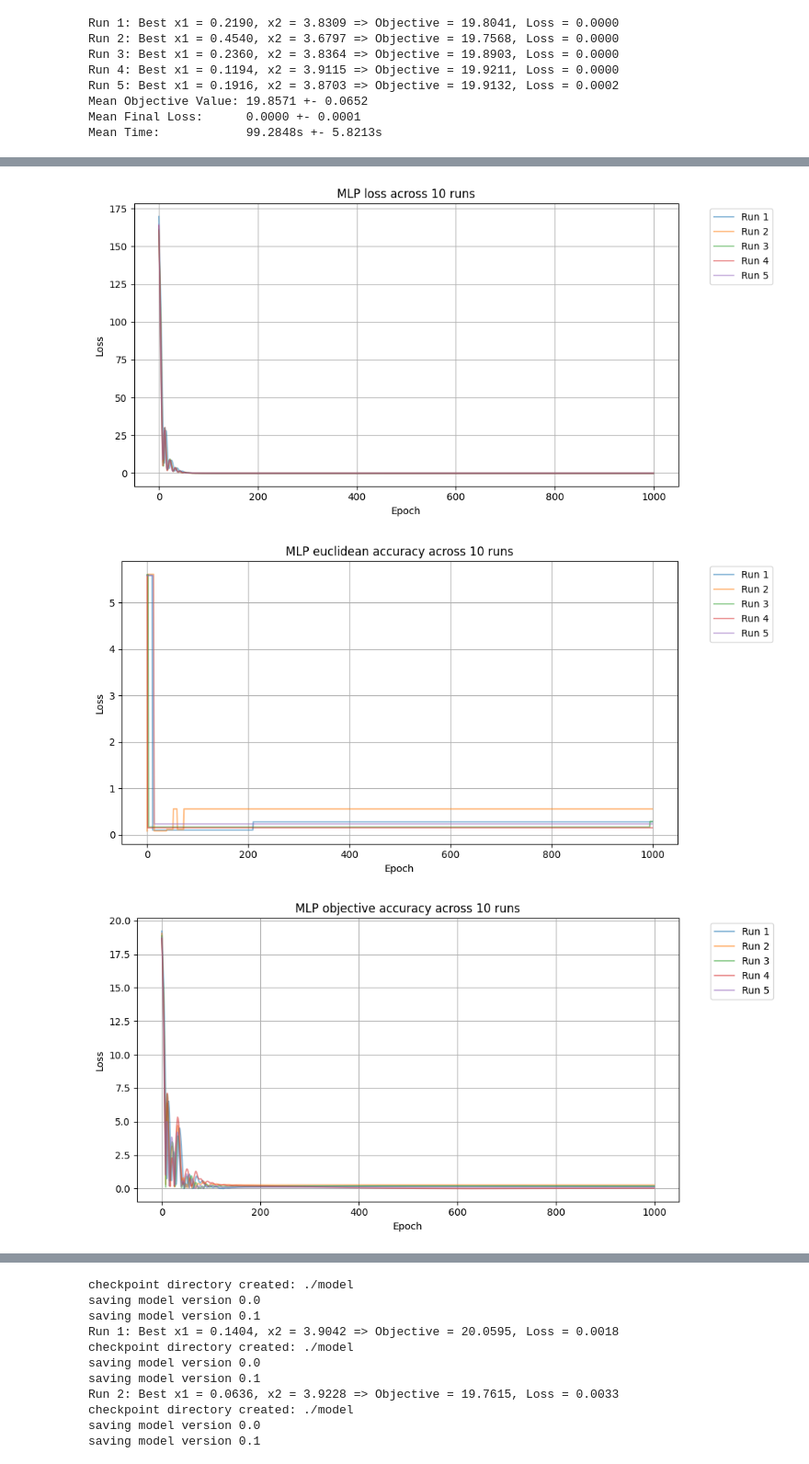
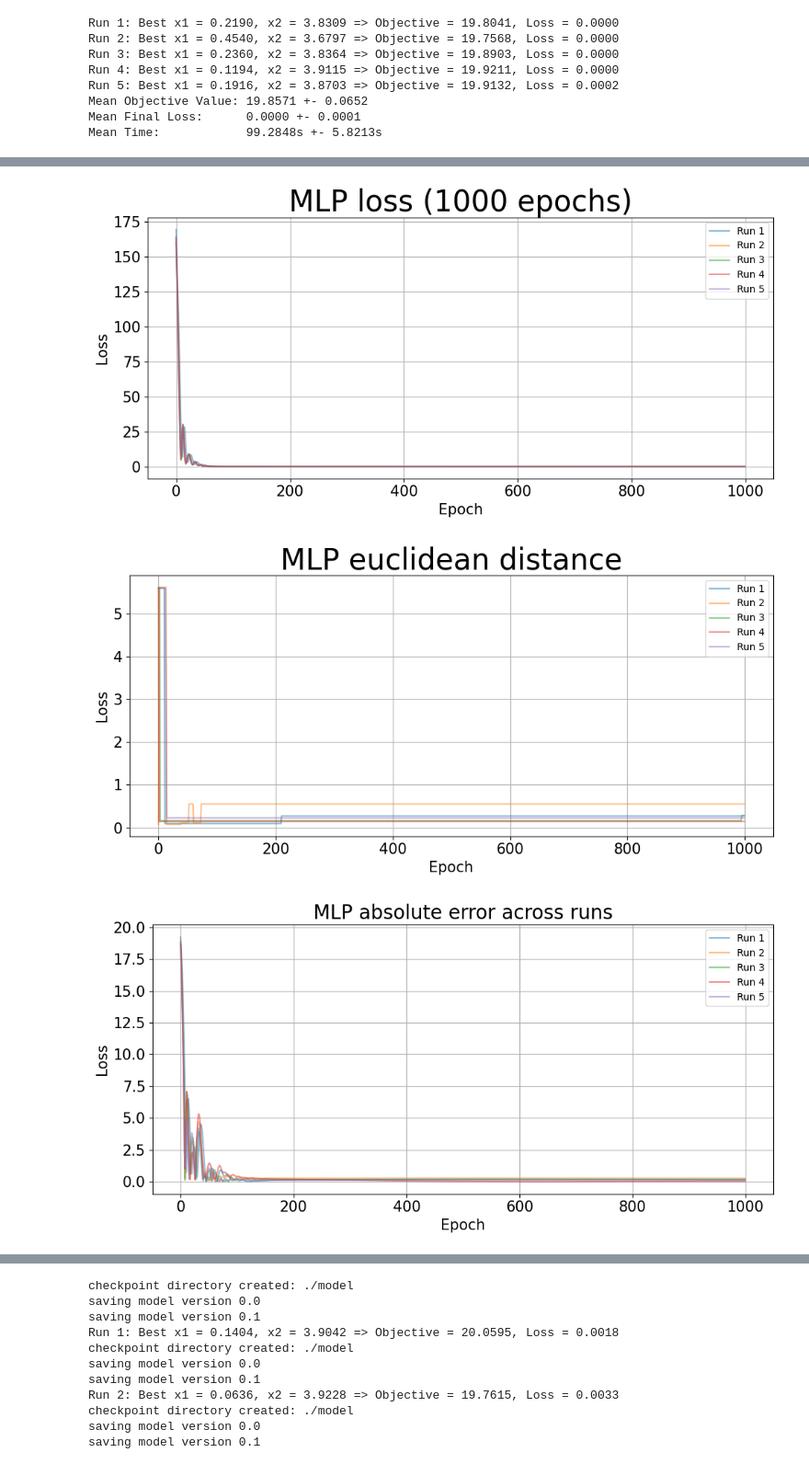
Before and after one commit to arjy143/Neural-Networks-for-Optimisation, a Jupyter notebook: Linear Optimisation/Problem 1/LP-problem-1.ipynb, the cells around one changed output, grey strips where cells are left out. Shown at 92% size. Cells and saved outputs as stored; diff of their text form; code cells hidden in the pictures.

```diff
--- a/Linear Optimisation/Problem 1/LP-problem-1.ipynb
+++ b/Linear Optimisation/Problem 1/LP-problem-1.ipynb
@@ -201,44 +216,48 @@ plt.show()
 plt.figure(figsize=(10, 5))
 for i, runLoss in enumerate(mlpAllLosses):
     plt.plot(runLoss[:1000], label=f"Run {i+1}", alpha=0.5)
-plt.xlabel("Epoch")
-plt.ylabel("Loss")
-plt.title("MLP loss across 10 runs")
+plt.xlabel("Epoch", fontsize=15)
+plt.xticks(fontsize=15)
+plt.ylabel("Loss", fontsize=15)
+plt.yticks(fontsize=15)
+plt.title("MLP loss (1000 epochs)", fontsize=30)
 plt.grid(True)
-plt.legend(bbox_to_anchor=(1.05, 1), loc='upper left')
+plt.legend()
 plt.tight_layout()
 plt.show()
 # %% [output]
-[figure, old version]
+[figure, new version]
 # %%
-#euclidean accuracy over all runs
-#print(mlpAllEuclideanAccuracies)
+#euclidean distance over all runs
 plt.figure(figsize=(10, 5))
 for i, runAccuracy in enumerate(mlpAllEuclideanAccuracies):
     plt.plot(runAccuracy[:1000], label=f"Run {i+1}", alpha=0.5)
-plt.xlabel("Epoch")
-plt.ylabel("Loss")
-plt.title("MLP euclidean accuracy across 10 runs")
+plt.xlabel("Epoch", fontsize=15)
+plt.xticks(fontsize=15)
+plt.ylabel("Loss", fontsize=15)
+plt.yticks(fontsize=15)
+plt.title("MLP euclidean distance", fontsize=30)
 plt.grid(True)
-plt.legend(bbox_to_anchor=(1.05, 1), loc='upper left')
+plt.legend()
 plt.tight_layout()
 plt.show()
 
-#objective accuracy over all runs
-#print(mlpAllObjectiveAccuracies)
+#absolute error over all runs
 plt.figure(figsize=(10, 5))
 for i, runAccuracy in enumerate(mlpAllObjectiveAccuracies):
     plt.plot(runAccuracy[:1000], label=f"Run {i+1}", alpha=0.5)
-plt.xlabel("Epoch")
-plt.ylabel("Loss")
-plt.title("MLP objective accuracy across 10 runs")
+plt.xlabel("Epoch", fontsize=15)
+plt.xticks(fontsize=15)
+plt.ylabel("Loss", fontsize=15)
+plt.yticks(fontsize=15)
+plt.title("MLP absolute error across runs", fontsize=20)
 plt.grid(True)
-plt.legend(bbox_to_anchor=(1.05, 1), loc='upper left')
+plt.legend()
 plt.tight_layout()
 plt.show()
 # %% [output]
-[figure, old version]
+[figure, new version]
-[figure, old version]
+[figure, new version]
 # %%
 mlpEuclideanAccuracyArray = np.array(mlpAllEuclideanAccuracies)
 mlpMeanEuclideanAccuracy = np.mean(mlpEuclideanAccuracyArray, axis=0)
```
Also changed, not shown: parts of 19 cells of this notebook.
